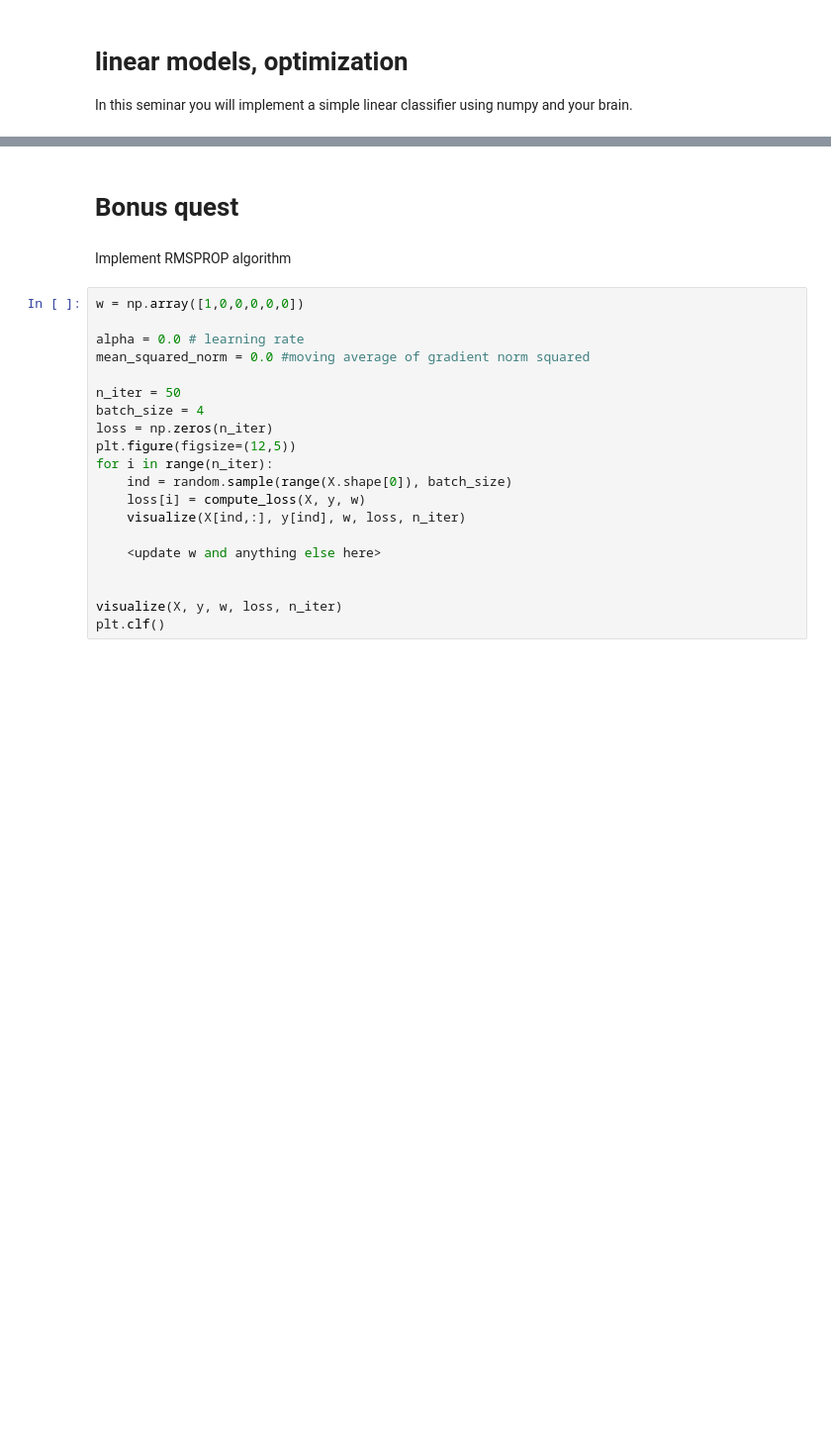
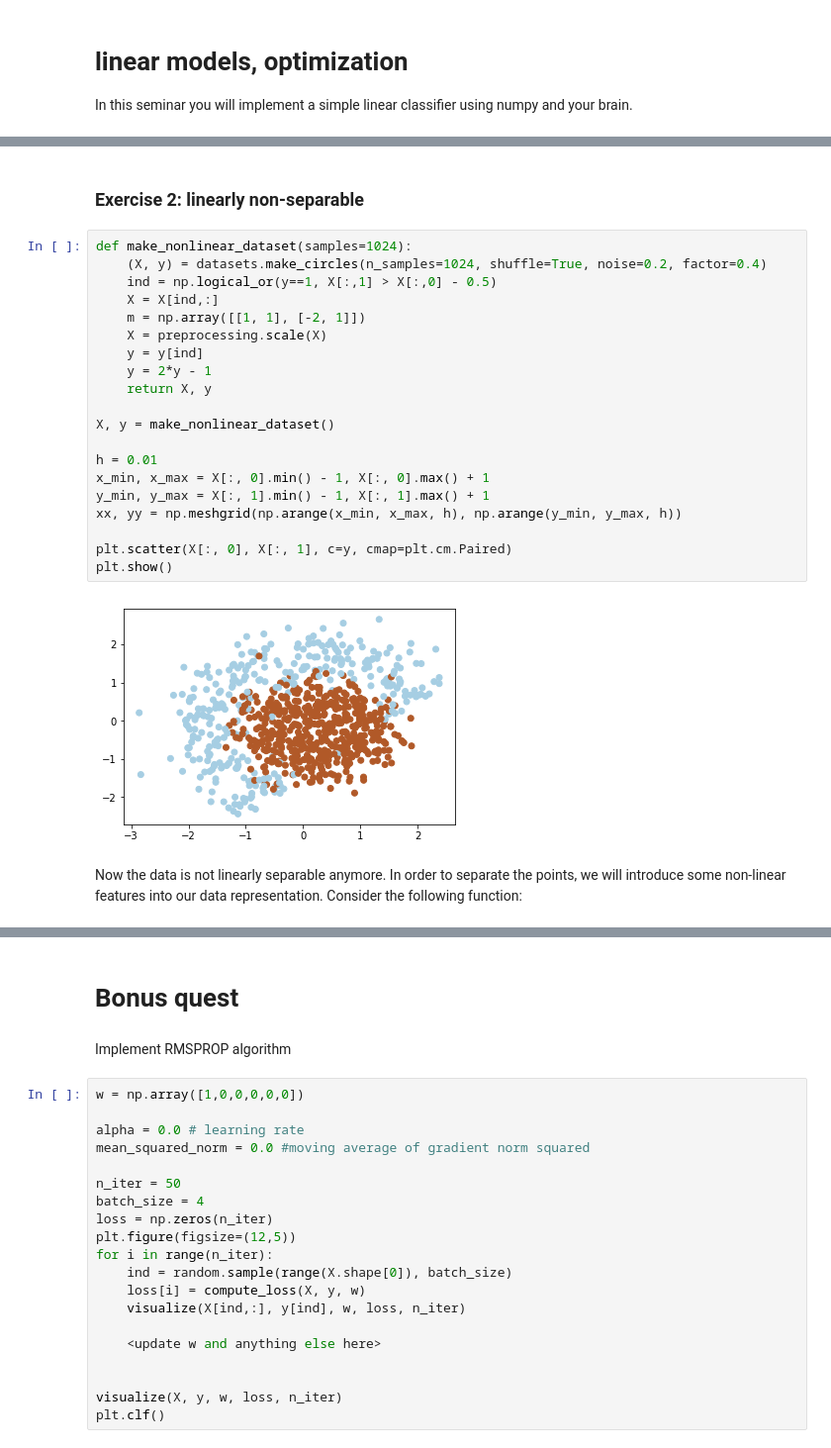
Before and after one commit to gaphex/mcs-nlp, a Jupyter notebook: lecture3/1_optimization.ipynb, the cells around one changed output, grey strips where cells are left out. Shown at 99% size. Drawn from its saved outputs; the diff is of its cells as text; blank space fills up the shorter version.

```diff
--- a/lecture3/1_optimization.ipynb
+++ b/lecture3/1_optimization.ipynb
@@ -136,0 +130,26 @@ plt.clf()
+# %% [markdown]
+### Exercise 2: linearly non-separable
+# %%
+def make_nonlinear_dataset(samples=1024):
+    (X, y) = datasets.make_circles(n_samples=1024, shuffle=True, noise=0.2, factor=0.4)
+    ind = np.logical_or(y==1, X[:,1] > X[:,0] - 0.5)
+    X = X[ind,:]
+    m = np.array([[1, 1], [-2, 1]])
+    X = preprocessing.scale(X)
+    y = y[ind]
+    y = 2*y - 1
+    return X, y
+
+X, y = make_nonlinear_dataset()
+
+h = 0.01
+x_min, x_max = X[:, 0].min() - 1, X[:, 0].max() + 1
+y_min, y_max = X[:, 1].min() - 1, X[:, 1].max() + 1
+xx, yy = np.meshgrid(np.arange(x_min, x_max, h), np.arange(y_min, y_max, h))
+
+plt.scatter(X[:, 0], X[:, 1], c=y, cmap=plt.cm.Paired)
+plt.show()
+# %% [output]
+[figure, added]
+# %% [markdown]
+Now the data is not linearly separable anymore. In order to separate the points, we will introduce some non-linear features into our data representation. Consider the following function:
```
Also changed, not shown: parts of 45 cells of this notebook.
